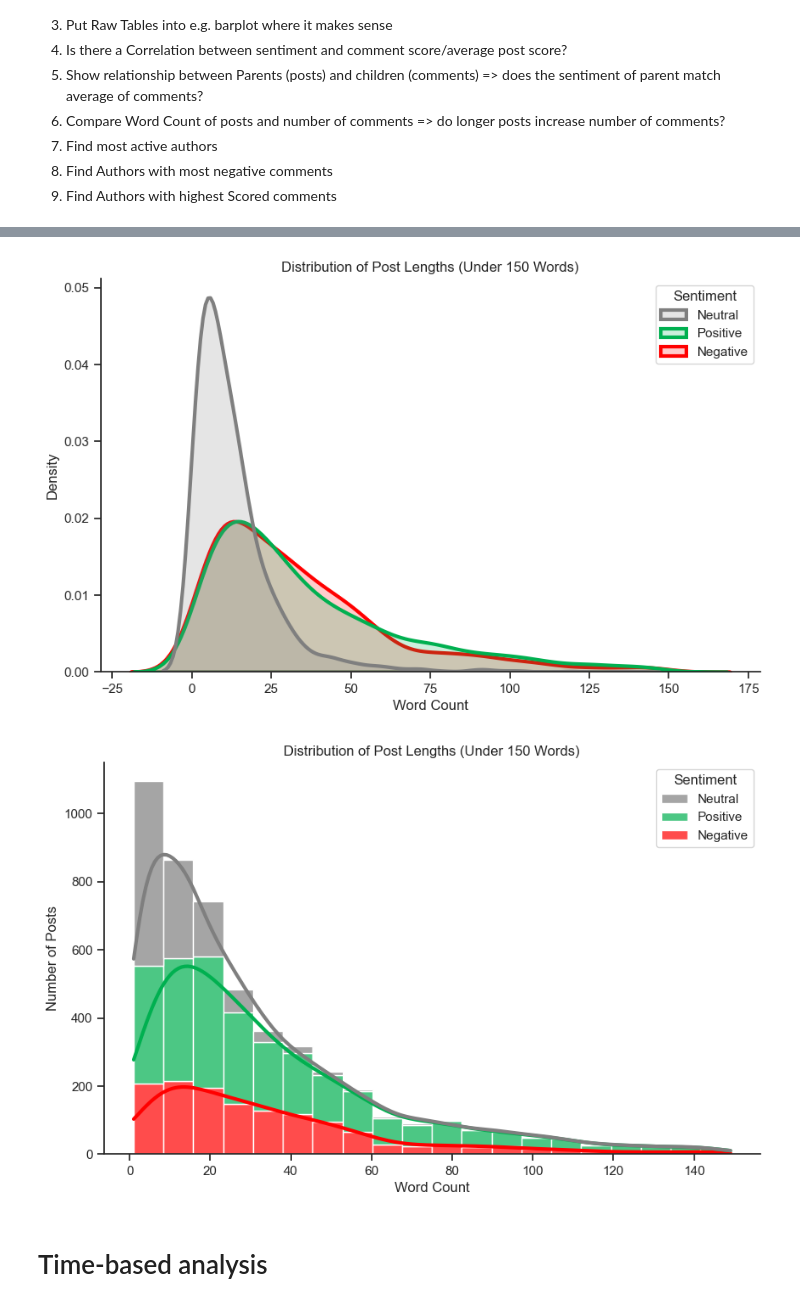
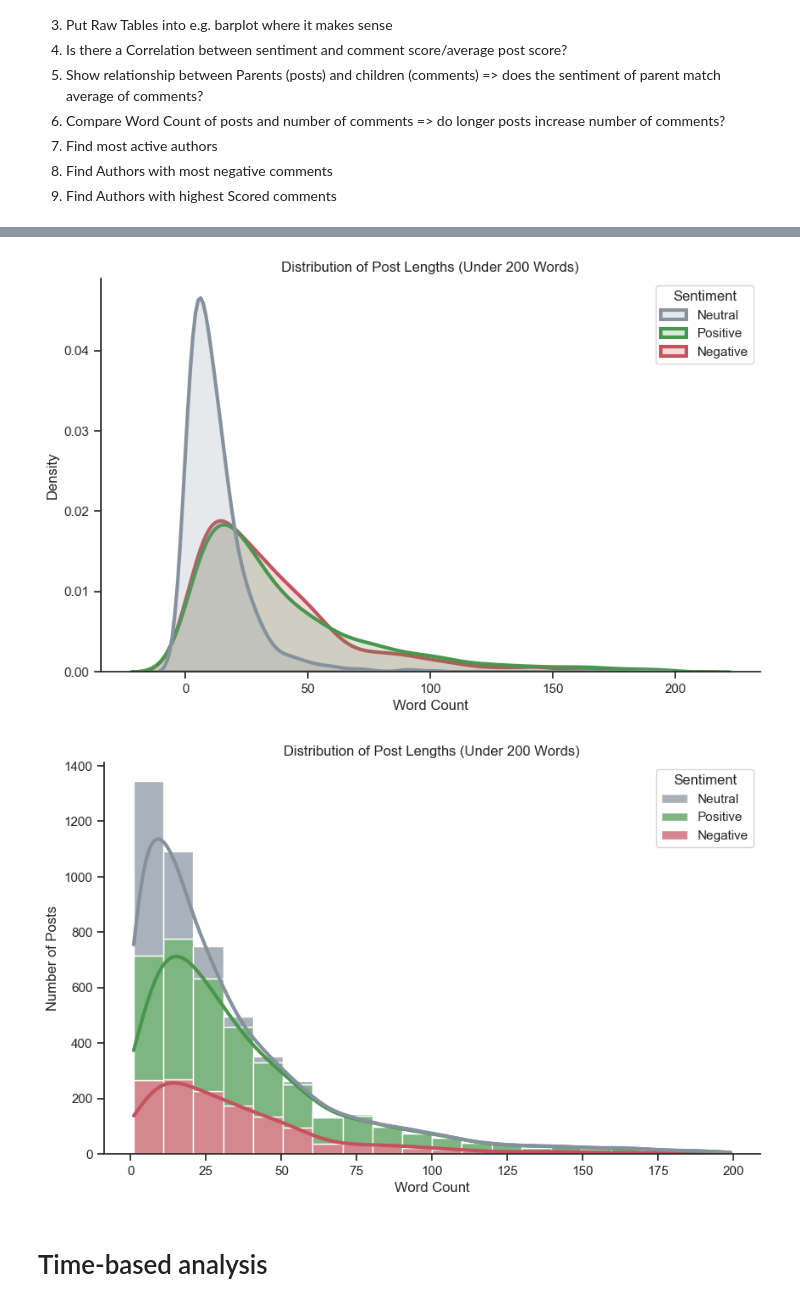
Before and after one commit to MrNobdy-T/DataEngineering_Project, a Jupyter notebook: notebooks/data_analysis.ipynb, the cells around one changed output, grey strips where cells are left out. Cells and saved outputs as stored; diff of their text form; code cells hidden in the pictures.

Commit message:
Adding images and Correlation Plot

```diff
--- a/notebooks/data_analysis.ipynb
+++ b/notebooks/data_analysis.ipynb
@@ -24,13 +14,19 @@ import pandas as pd
 import matplotlib.pyplot as plt
 import seaborn as sns
 
+# sentiment_palette = {
+#     'Positive': '#00B050', # Green
+#     'Negative': '#FF0000', # Red
+#     'Neutral': '#7F7F7F'   # Gray
+# }
+
 sentiment_palette = {
-    'Positive': '#00B050', # Green
-    'Negative': '#FF0000', # Red
-    'Neutral': '#7F7F7F'   # Gray
+    'Positive': '#48974D',
+    'Negative': '#C3545E',
+    'Neutral': '#85929E'
 }
 
-figsize_square = (6, 6)
+figsize_square = (5, 5)
 figsize_rect = (10, 6)
 box_gap = 0.2
 
@@ -149,7 +152,7 @@ sns.despine() # Remove borders
 # %%
 plt.figure(figsize=figsize_rect)
 ax = sns.kdeplot(
-    data=df[df['word_count'] < 150],
+    data=df[df['word_count'] < 200],
     x='word_count',
     hue='sentiment_type',
     fill=True,
@@ -160,41 +163,43 @@ ax = sns.kdeplot(
 )
 
 ax.set(
-    title="Distribution of Post Lengths (Under 150 Words)",
+    title="Distribution of Post Lengths (Under 200 Words)",
     xlabel="Word Count",
     ylabel="Density")
 
 sns.move_legend(ax, "upper right", title='Sentiment')
 
 sns.despine() # Remove borders
+plt.savefig('../img/dist_dense_post_len_new_palette.png')
 # %% [output]
-[figure, old version]
+[figure, new version]
 # %%
 plt.figure(figsize=figsize_rect)
 ax = sns.histplot(
-    data=df[df['word_count'] < 150],
+    data=df[df['word_count'] < 200],
     x='word_count',
     kde=True,
     bins=20,
     hue='sentiment_type',
     multiple='stack', # or doge or fill
     alpha=0.7,
     line_kws={
         'linewidth': 3
     },
     palette=sentiment_palette
 )
 
 sns.move_legend(ax, "upper right", title='Sentiment')
 
 ax.set(
-    title='Distribution of Post Lengths (Under 150 Words)',
+    title='Distribution of Post Lengths (Under 200 Words)',
     xlabel='Word Count',
     ylabel='Number of Posts')
 
 sns.despine() # Remove borders
+plt.savefig('../img/dist_post_len_new_palette.png')
 # %% [output]
-[figure, old version]
+[figure, new version]
 # %% [markdown]
 # Time-based analysis
 # %%
```
Also changed, not shown: parts of 21 cells of this notebook, 16 other files.
